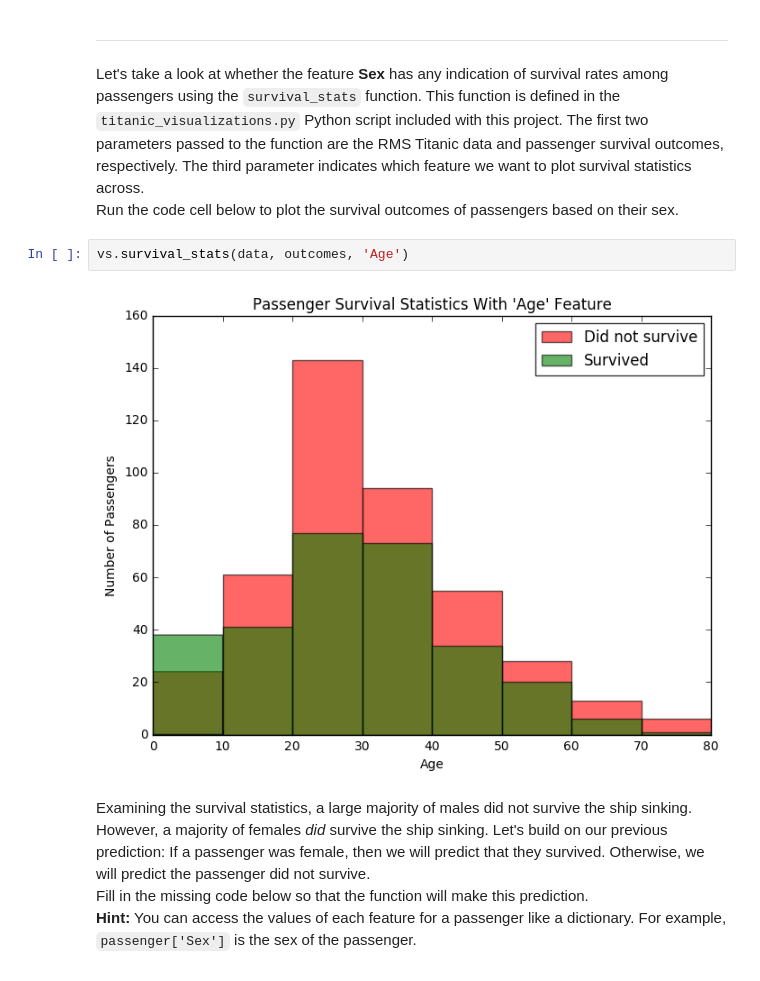
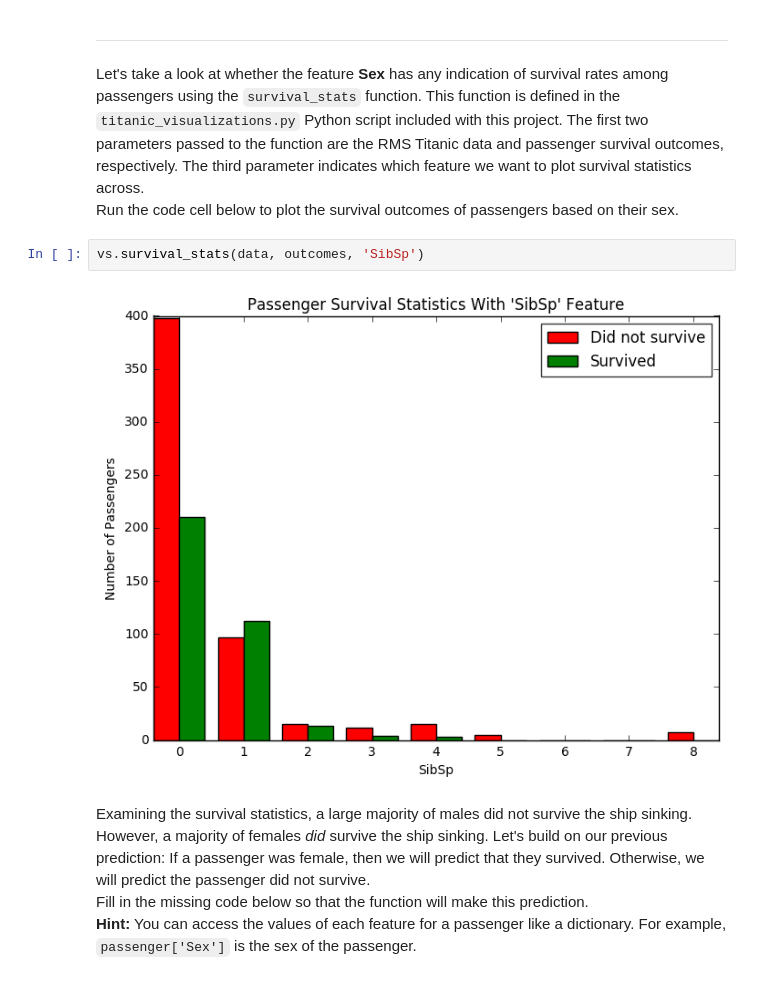
Before and after one commit to ReemAlattas/Titanic-Survival-ML, a Jupyter notebook: titanic_survival_exploration.ipynb, the cells around one changed output. Saved outputs shown, nothing was run; the diff lists cells and outputs as text.

```diff
--- a/titanic_survival_exploration.ipynb
+++ b/titanic_survival_exploration.ipynb
@@ -126,9 +126,9 @@ Predictions have an accuracy of 61.62%.
 Let's take a look at whether the feature **Sex** has any indication of survival rates among passengers using the `survival_stats` function. This function is defined in the `titanic_visualizations.py` Python script included with this project. The first two parameters passed to the function are the RMS Titanic data and passenger survival outcomes, respectively. The third parameter indicates which feature we want to plot survival statistics across.
 Run the code cell below to plot the survival outcomes of passengers based on their sex.
 # %%
-vs.survival_stats(data, outcomes, 'Age')
+vs.survival_stats(data, outcomes, 'SibSp')
 # %% [output]
-[figure, old version]
+[figure, new version]
 # %% [markdown]
 Examining the survival statistics, a large majority of males did not survive the ship sinking. However, a majority of females *did* survive the ship sinking. Let's build on our previous prediction: If a passenger was female, then we will predict that they survived. Otherwise, we will predict the passenger did not survive.
 Fill in the missing code below so that the function will make this prediction.
```
Also changed, not shown: parts of 8 cells of this notebook, 1 other file.
